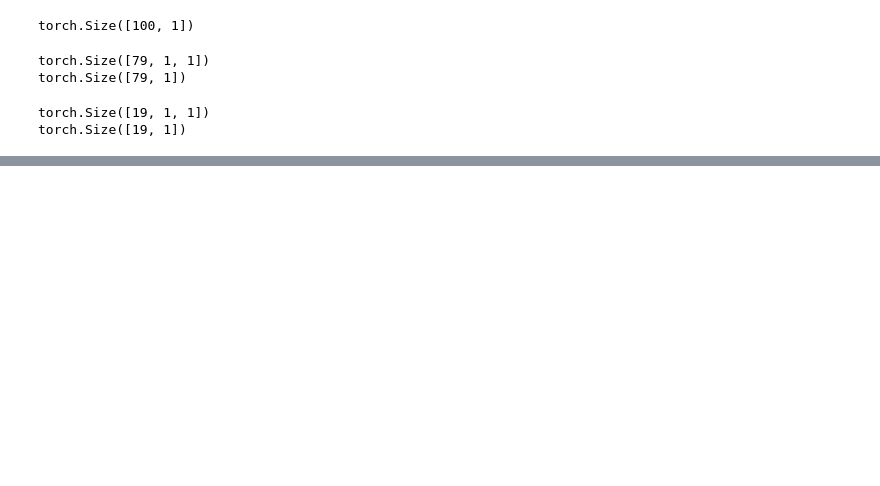
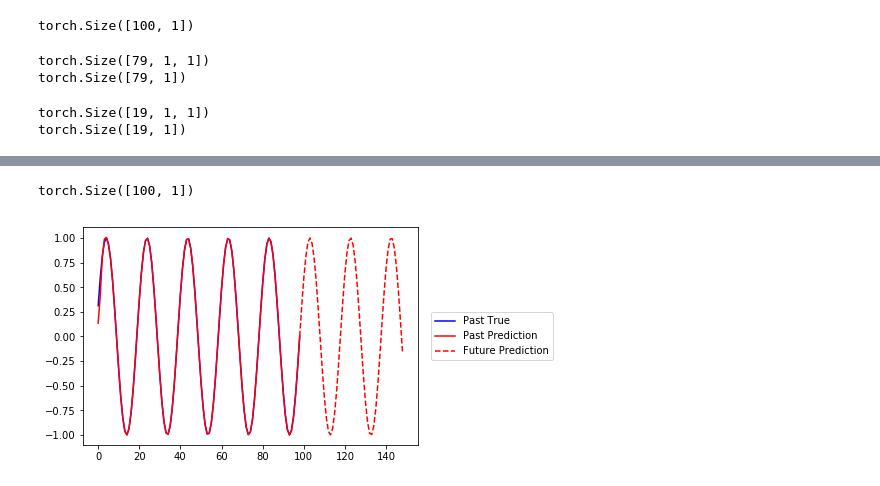
Before and after one commit to a-laughlin/3308proj, a Jupyter notebook: machine_learning/forge/Recurrent_Neural_Network.ipynb, the cells around one changed output, grey strips where cells are left out. Drawn from its saved outputs; the diff is of its cells as text; code cells hidden in the pictures; blank space fills up the shorter version.

```diff
--- a/machine_learning/forge/Recurrent_Neural_Network.ipynb
+++ b/machine_learning/forge/Recurrent_Neural_Network.ipynb
@@ -192,3 +189,41 @@ def predict(rnn, train_input, train_target, test_input, test_target, future = 50
             plt.plot(t3, pred_future_target.numpy(), color = 'green', linewidth = 2, label = 'Future Prediction')
 
             plt.legend(bbox_to_anchor=(1.04,0.5), loc="center left", borderaxespad=0)
+# %%
+def predictV2(rnn, y, future = 50, plot = True):
+
+    hidden = rnn.initHidden()
+
+    input_y = y[:-1]
+    target_y = y[1:]
+
+    outputs = []
+    for input in input_y.view(-1,1,1):
+        output, hidden = rnn(input, hidden)
+        outputs.append(output)
+
+    future_outputs = [output]
+    for _ in range(future):
+        output, hidden = rnn(output, hidden)
+        future_outputs.append(output)
+
+    all_outputs = outputs + future_outputs
+
+    pred_target_y = torch.Tensor(outputs).view(-1, 1)
+    future_target_y = torch.Tensor(future_outputs).view(-1, 1)
+
+    all_target_y = torch.Tensor(all_outputs).view(-1, 1)
+
+    if plot:
+        with torch.no_grad():
+            t1 = np.arange(len(input_y))
+            t2 = np.arange(len(input_y) - 1, len(input_y) - 1 + len(future_outputs))
+
+            plt.plot(t1, target_y.detach().numpy(), label = 'Past True', color = 'blue')
+            plt.plot(t1, pred_target_y.detach().numpy(), label = 'Past Prediction', color = 'red')
+
+            plt.plot(t2, future_target_y.detach().numpy(), linestyle = '--', color = 'red', label = 'Future Prediction')
+
+            plt.legend(bbox_to_anchor=(1.04,0.5), loc="center left", borderaxespad=0)
+
+    return future_target_y
@@ -247,0 +292,8 @@ predict(rnn, train_input, train_target, test_input, test_target, future = 50)
+# %%
+y.size()
+# %% [output]
+torch.Size([100, 1])
+# %%
+predictV2(rnn, y)
+# %% [output]
+[figure, added]
```
Also changed, not shown: parts of 15 cells of this notebook, 6 other files.
